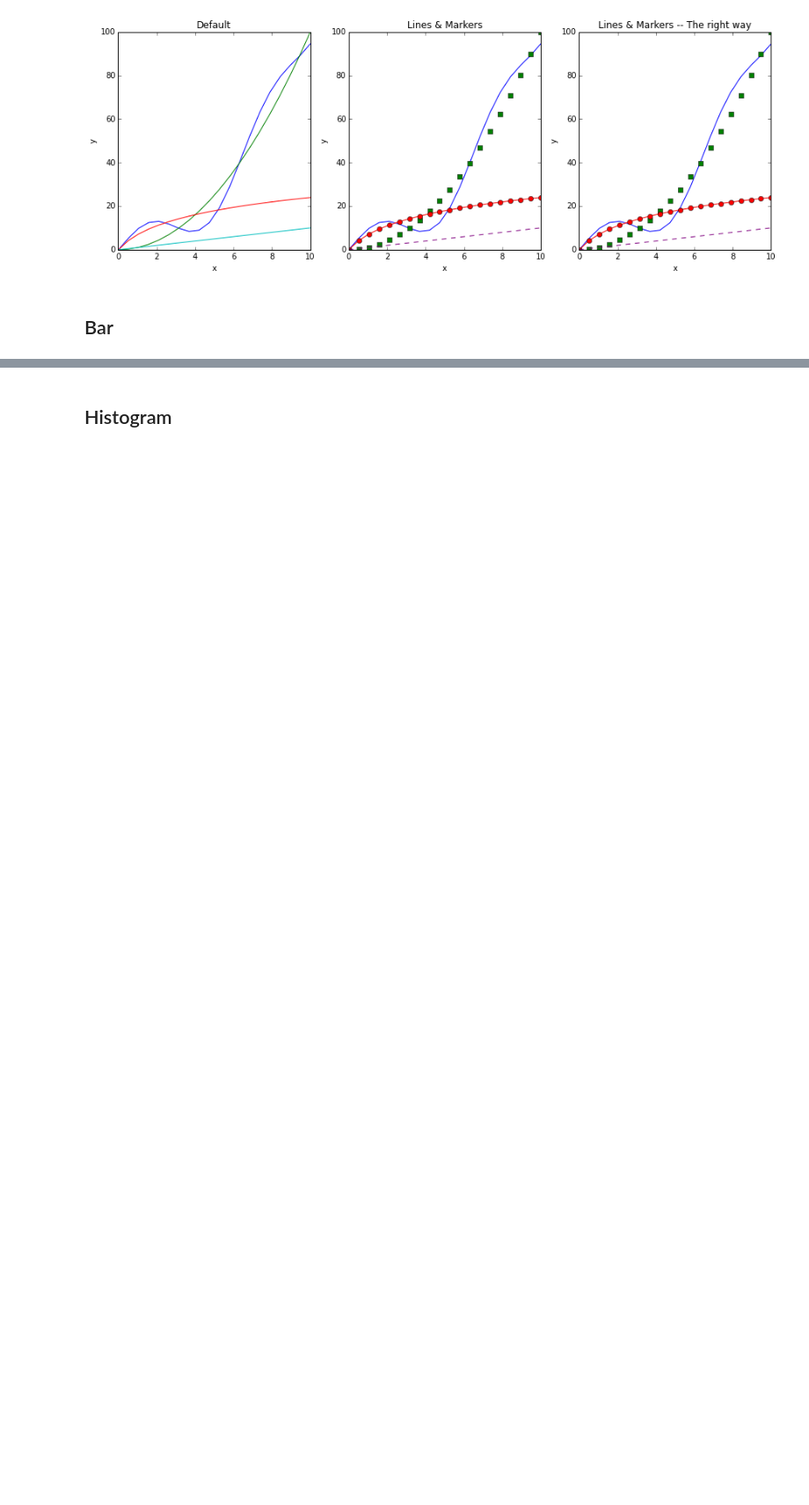
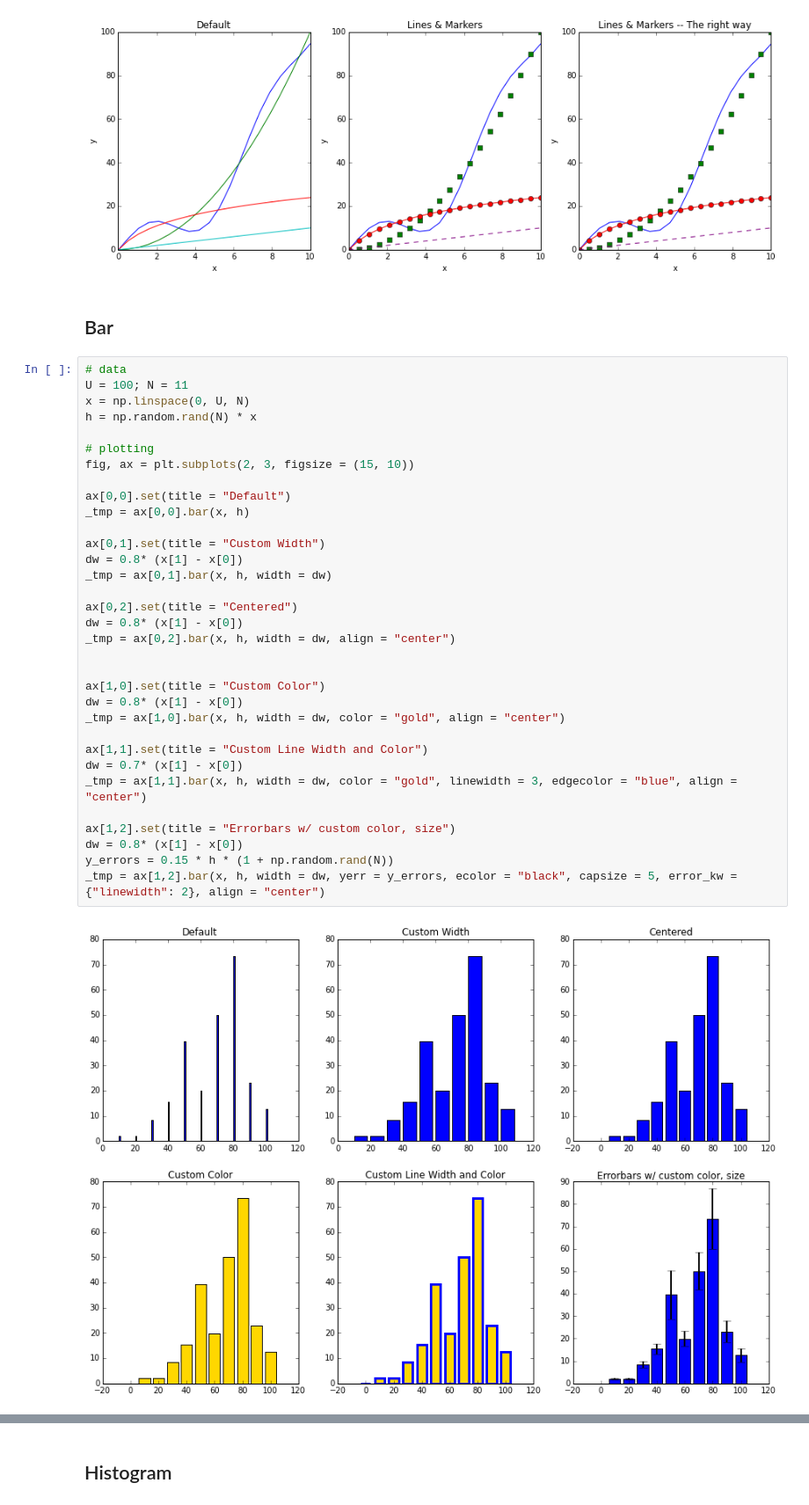
Before and after one commit to mmathioudakis/matplotlib_plot_examples, a Jupyter notebook: little_matplotlib_cookbook.ipynb, the cells around one changed output, grey strips where cells are left out. Shown: that part at 88% size. Saved outputs shown, nothing was run; the diff lists cells and outputs as text; blank space fills up the shorter version.

```diff
--- a/little_matplotlib_cookbook.ipynb
+++ b/little_matplotlib_cookbook.ipynb
@@ -325,3 +325,38 @@ _tmp = ax[2].plot(x, y4, color = "purple", linestyle = "--")
 [figure]
 # %% [markdown]
 ## Bar
+# %%
+# data
+U = 100; N = 11
+x = np.linspace(0, U, N)
+h = np.random.rand(N) * x
+
+# plotting
+fig, ax = plt.subplots(2, 3, figsize = (15, 10))
+
+ax[0,0].set(title = "Default")
+_tmp = ax[0,0].bar(x, h)
+
+ax[0,1].set(title = "Custom Width")
+dw = 0.8* (x[1] - x[0])
+_tmp = ax[0,1].bar(x, h, width = dw)
+
+ax[0,2].set(title = "Centered")
+dw = 0.8* (x[1] - x[0])
+_tmp = ax[0,2].bar(x, h, width = dw, align = "center")
+
+
+ax[1,0].set(title = "Custom Color")
+dw = 0.8* (x[1] - x[0])
+_tmp = ax[1,0].bar(x, h, width = dw, color = "gold", align = "center")
+
+ax[1,1].set(title = "Custom Line Width and Color")
+dw = 0.7* (x[1] - x[0])
+_tmp = ax[1,1].bar(x, h, width = dw, color = "gold", linewidth = 3, edgecolor = "blue", align = "center")
+
+ax[1,2].set(title = "Errorbars w/ custom color, size")
+dw = 0.8* (x[1] - x[0])
+y_errors = 0.15 * h * (1 + np.random.rand(N))
+_tmp = ax[1,2].bar(x, h, width = dw, yerr = y_errors, ecolor = "black", capsize = 5, error_kw = {"linewidth": 2}, align = "center")
+# %% [output]
+[figure, added]
```
Also changed, not shown: parts of 5 cells of this notebook.
